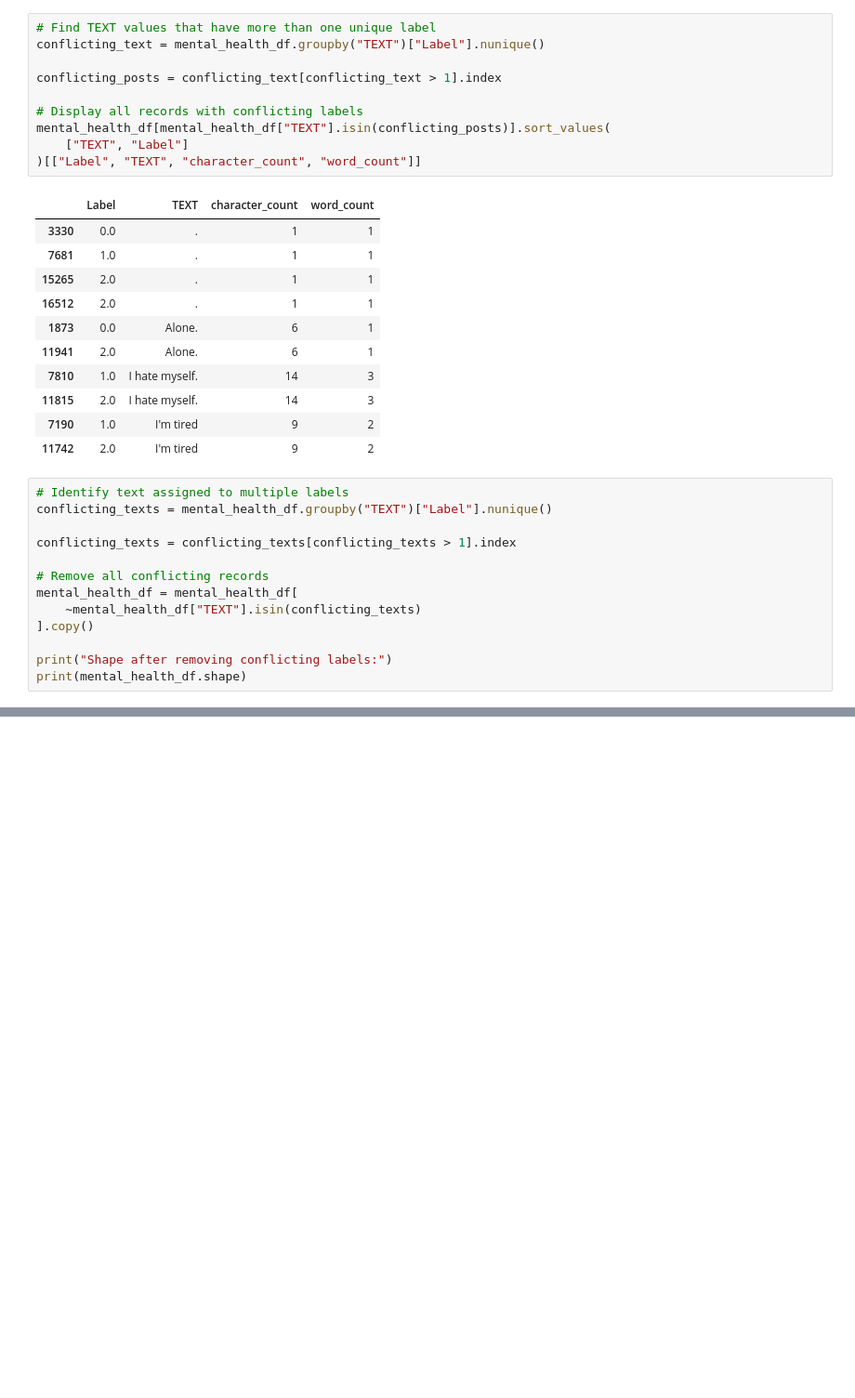
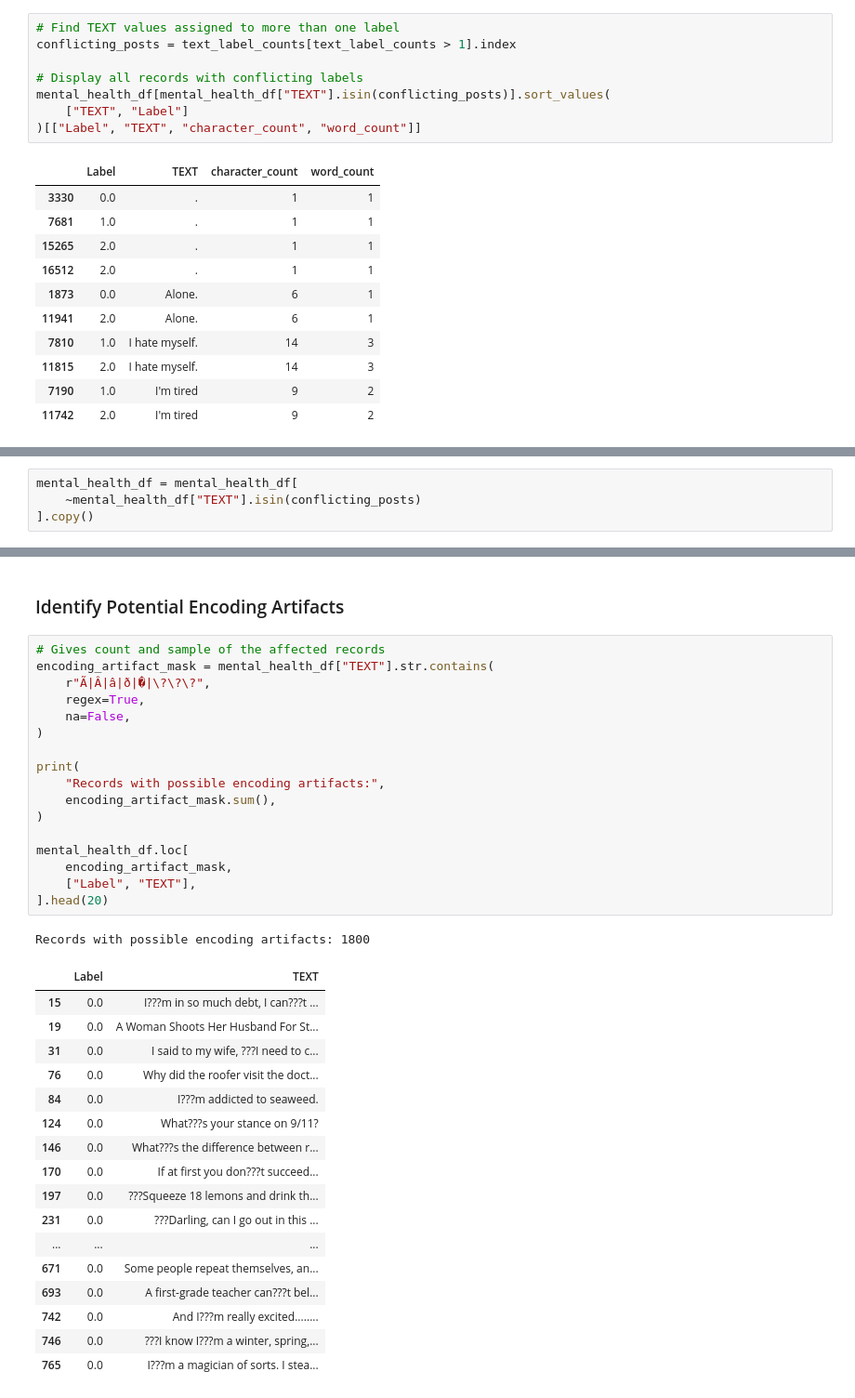
Before and after one commit to ssowers2/capstone-nlp-mental-health, a Jupyter notebook: notebooks/02_text_preprocessing.ipynb, the cells around one changed output, grey strips where cells are left out. Shown at 93% size. Saved outputs shown, nothing was run; the diff lists cells and outputs as text; blank space fills up the shorter version.

Commit message:
Complete text preprocessing and save model-ready dataset

```diff
--- a/notebooks/02_text_preprocessing.ipynb
+++ b/notebooks/02_text_preprocessing.ipynb
@@ -153,8 +148,6 @@ TEXT values with multiple labels: 4
 # %%
-# Find TEXT values that have more than one unique label
-conflicting_text = mental_health_df.groupby("TEXT")["Label"].nunique()
-
-conflicting_posts = conflicting_text[conflicting_text > 1].index
+# Find TEXT values assigned to more than one label
+conflicting_posts = text_label_counts[text_label_counts > 1].index
 
 # Display all records with conflicting labels
 mental_health_df[mental_health_df["TEXT"].isin(conflicting_posts)].sort_values(
@@ -172,16 +165,3 @@ mental_health_df[mental_health_df["TEXT"].isin(conflicting_posts)].sort_values(
 | 11815 | 2.0 | I hate myself. | 14 | 3 |
 | 7190 | 1.0 | I'm tired | 9 | 2 |
 | 11742 | 2.0 | I'm tired | 9 | 2 |
-# %%
-# Identify text assigned to multiple labels
-conflicting_texts = mental_health_df.groupby("TEXT")["Label"].nunique()
-
-conflicting_texts = conflicting_texts[conflicting_texts > 1].index
-
-# Remove all conflicting records
-mental_health_df = mental_health_df[
-    ~mental_health_df["TEXT"].isin(conflicting_texts)
-].copy()
-
-print("Shape after removing conflicting labels:")
-print(mental_health_df.shape)
@@ -190,0 +170,4 @@ Shape after removing conflicting labels:
+# %%
+mental_health_df = mental_health_df[
+    ~mental_health_df["TEXT"].isin(conflicting_posts)
+].copy()
@@ -215,0 +192,38 @@ After removing the conflicting records, duplicate social media posts with identi
+# %% [markdown]
+### Identify Potential Encoding Artifacts
+# %%
+# Gives count and sample of the affected records
+encoding_artifact_mask = mental_health_df["TEXT"].str.contains(
+    r"Ã|Â|â|ð|�|\?\?\?",
+    regex=True,
+    na=False,
+)
+
+print(
+    "Records with possible encoding artifacts:",
+    encoding_artifact_mask.sum(),
+)
+
+mental_health_df.loc[
+    encoding_artifact_mask,
+    ["Label", "TEXT"],
+].head(20)
+# %% [output]
+Records with possible encoding artifacts: 1800
+|  | Label | TEXT |
+| 15 | 0.0 | I???m in so much debt, I can???t ... |
+| 19 | 0.0 | A Woman Shoots Her Husband For St... |
+| 31 | 0.0 | I said to my wife, ???I need to c... |
+| 76 | 0.0 | Why did the roofer visit the doct... |
+| 84 | 0.0 | I???m addicted to seaweed. |
+| 124 | 0.0 | What???s your stance on 9/11? |
+| 146 | 0.0 | What???s the difference between r... |
+| 170 | 0.0 | If at first you don???t succeed... |
+| 197 | 0.0 | ???Squeeze 18 lemons and drink th... |
+| 231 | 0.0 | ???Darling, can I go out in this ... |
+| ... | ... | ... |
+| 671 | 0.0 | Some people repeat themselves, an... |
+| 693 | 0.0 | A first-grade teacher can???t bel... |
+| 742 | 0.0 | And I???m really excited........ |
+| 746 | 0.0 | ???I know I???m a winter, spring,... |
+| 765 | 0.0 | I???m a magician of sorts. I stea... |
```
Also changed, not shown: parts of 131 cells of this notebook.
